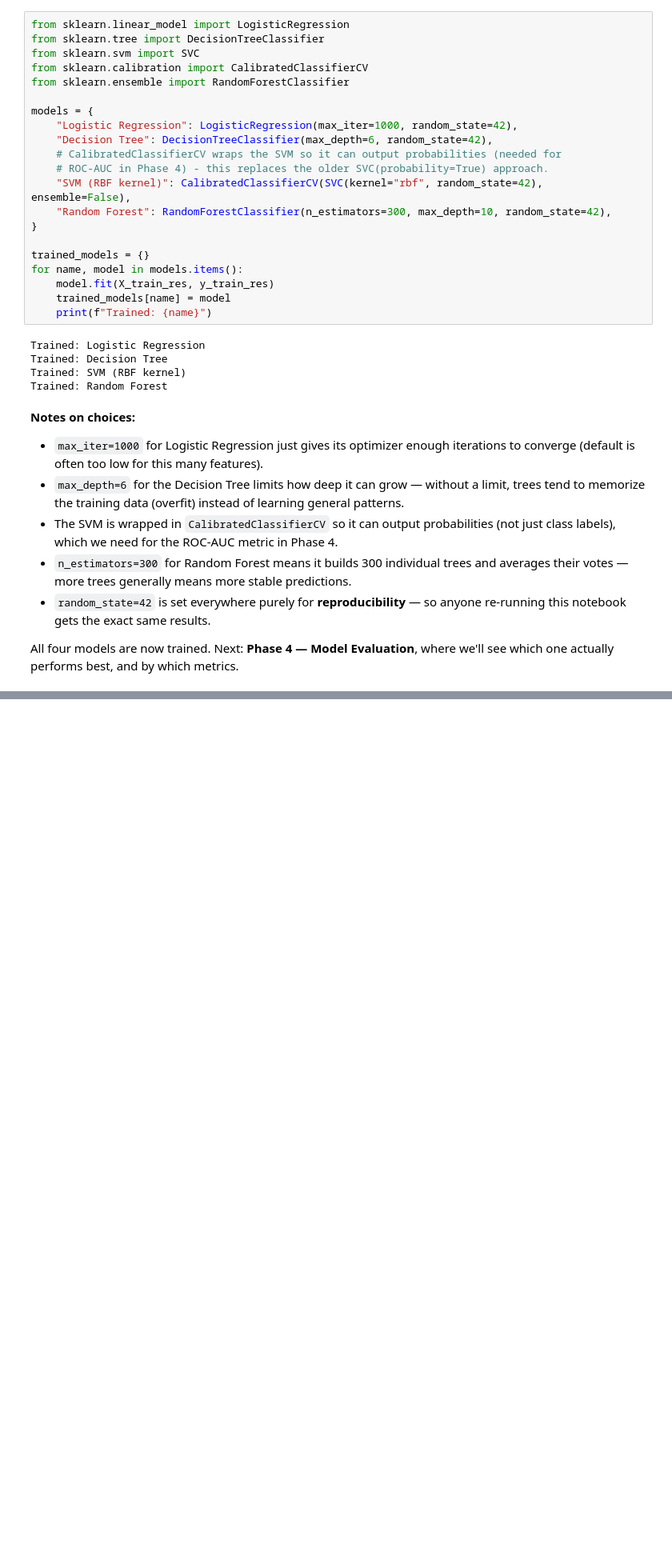
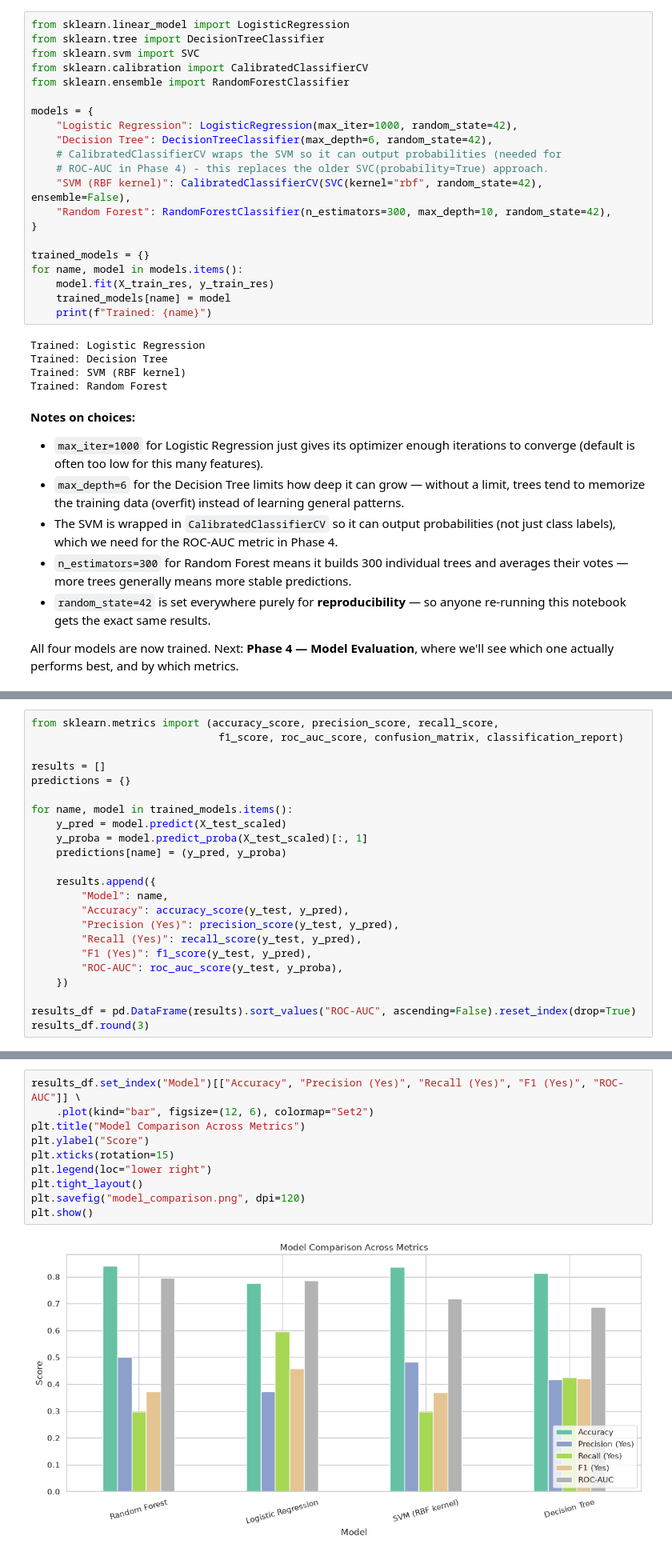
Before and after one commit to connectsamsonelias-ctrl/demo, a Jupyter notebook: week7_project/notebook.ipynb, the cells around one changed output, grey strips where cells are left out. Shown at 80% size. Saved outputs shown, nothing was run; the diff lists cells and outputs as text; blank space fills up the shorter version.

```diff
--- a/week7_project/notebook.ipynb
+++ b/week7_project/notebook.ipynb
@@ -531,0 +540,23 @@ which one actually performs best, and by which metrics.
+# %%
+from sklearn.metrics import (accuracy_score, precision_score, recall_score,
+                              f1_score, roc_auc_score, confusion_matrix, classification_report)
+
+results = []
+predictions = {}
+
+for name, model in trained_models.items():
+    y_pred = model.predict(X_test_scaled)
+    y_proba = model.predict_proba(X_test_scaled)[:, 1]
+    predictions[name] = (y_pred, y_proba)
+
+    results.append({
+        "Model": name,
+        "Accuracy": accuracy_score(y_test, y_pred),
+        "Precision (Yes)": precision_score(y_test, y_pred),
+        "Recall (Yes)": recall_score(y_test, y_pred),
+        "F1 (Yes)": f1_score(y_test, y_pred),
+        "ROC-AUC": roc_auc_score(y_test, y_proba),
+    })
+
+results_df = pd.DataFrame(results).sort_values("ROC-AUC", ascending=False).reset_index(drop=True)
+results_df.round(3)
@@ -531,0 +575,12 @@ which one actually performs best, and by which metrics.
+# %%
+results_df.set_index("Model")[["Accuracy", "Precision (Yes)", "Recall (Yes)", "F1 (Yes)", "ROC-AUC"]] \
+    .plot(kind="bar", figsize=(12, 6), colormap="Set2")
+plt.title("Model Comparison Across Metrics")
+plt.ylabel("Score")
+plt.xticks(rotation=15)
+plt.legend(loc="lower right")
+plt.tight_layout()
+plt.savefig("model_comparison.png", dpi=120)
+plt.show()
+# %% [output]
+[figure, added]
```
Also changed, not shown: parts of 9 cells of this notebook, 4 other files.
